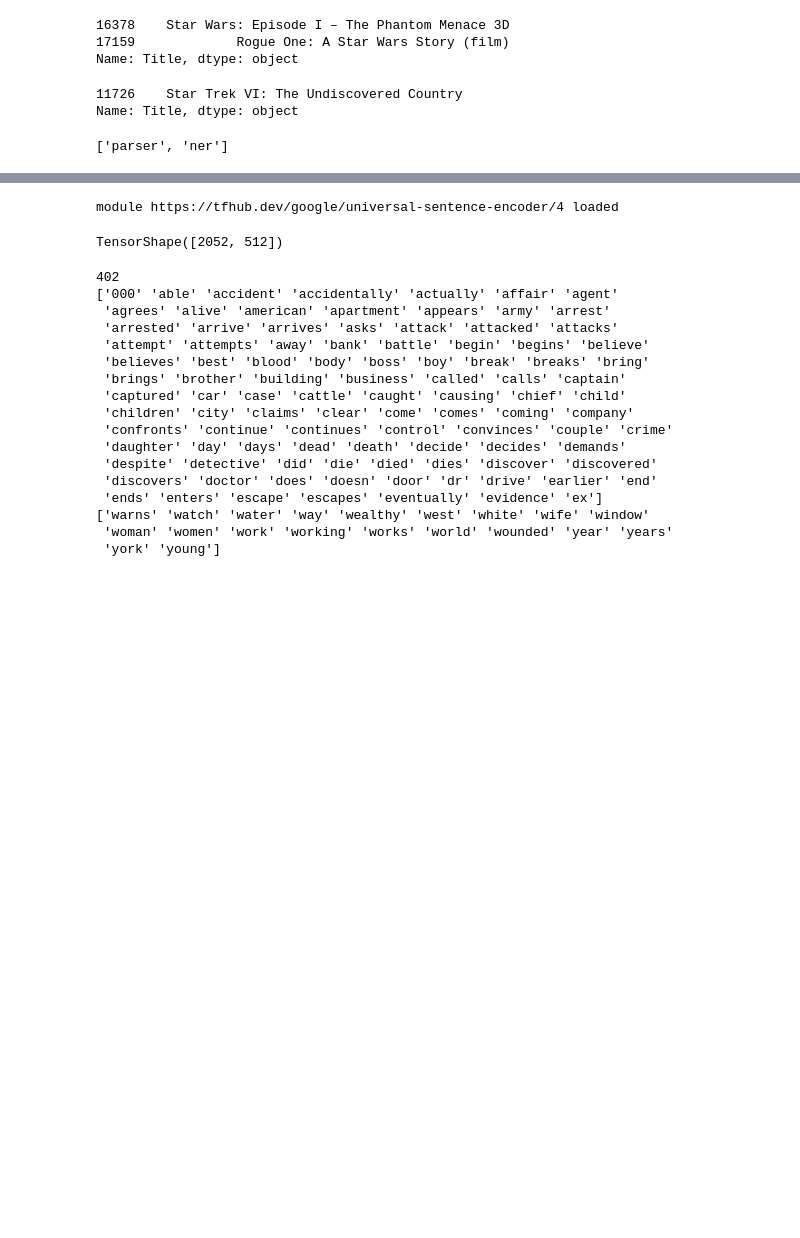
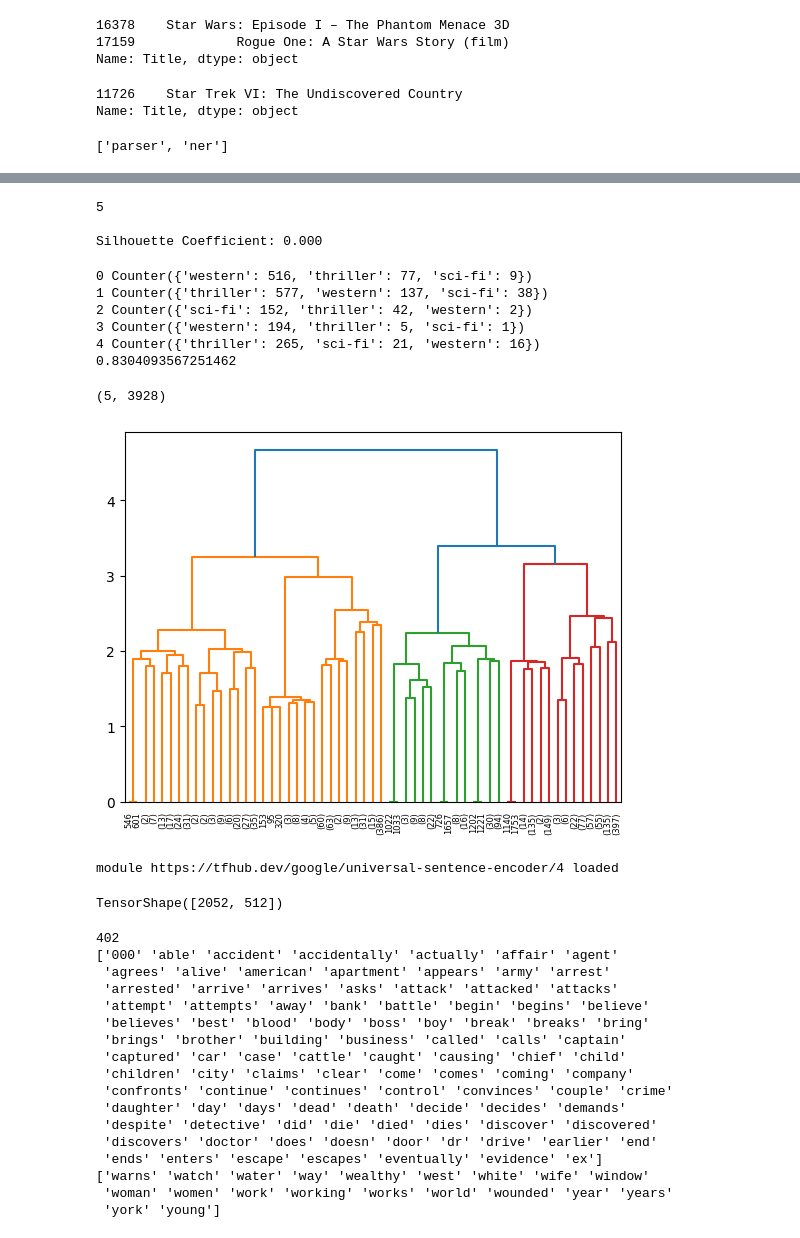
Before and after one commit to HofstraDoboli/TextMining, a Jupyter notebook: movie_clustering_agglomerative.ipynb, the cells around one changed output, grey strips where cells are left out. Saved outputs shown, nothing was run; the diff lists cells and outputs as text; code cells hidden in the pictures; blank space fills up the shorter version.

```diff
--- a/movie_clustering_agglomerative.ipynb
+++ b/movie_clustering_agglomerative.ipynb
@@ -122,0 +150,55 @@ most common [['woman' 'house' 'escape' 'later' 'help' 'father' 'come' 'murder'
+# %%
+k_clusters = 5 #None # 10
+from matplotlib import pyplot as plt
+# “euclidean”, “l1”, “l2”, “manhattan”, “cosine”,
+# linkage{‘ward’, ‘complete’, ‘average’, ‘single’}, default=’ward’
+# 'ward' works only with 'euclidean'
+# distance_threshold = 0 computes the full tree
+agglom = AgglomerativeClustering(n_clusters = 5, affinity='euclidean', linkage ='ward',
+                                distance_threshold = None, compute_distances = True)
+tf_idf_array = tf_idf.toarray()
+agglom_tf_idf = agglom.fit(tf_idf_array)
+print(agglom_tf_idf.n_clusters_)
+print("\nSilhouette Coefficient: %0.3f" %metrics.silhouette_score(tf_idf, agglom_tf_idf.labels_, metric = "cosine"))
+# %% [output]
+5
+
+Silhouette Coefficient: 0.000
+# %%
+from collections import Counter
+model = agglom # agglom_use # agglom_lsi # agglom_tfidf
+# compute purity
+# in each cluster - find # of dramas/ # commedies
+# choose the max in each cluster = purity per cluster
+# sum purity in each cluster/# number of movies
+import numpy as np
+genre = pd.Categorical(select_movies.Genre)
+#print(genre.shape, index_cluster1.shape, index_cluster2.shape)
+k_clusters = model.n_clusters_
+purity = np.zeros((k_clusters,1))
+for c in range(k_clusters):
+    # extract labeks of each genre and count them
+    index_cluster = model.labels_ == c;
+    count_genre = Counter(genre[index_cluster])
+    print(c, count_genre)
+    purity[c] = max(count_genre.values())
+
+total_purity = np.sum(purity)/len(genre)
+print(total_purity)
+# %% [output]
+0 Counter({'western': 516, 'thriller': 77, 'sci-fi': 9})
+1 Counter({'thriller': 577, 'western': 137, 'sci-fi': 38})
+2 Counter({'sci-fi': 152, 'thriller': 42, 'western': 2})
+3 Counter({'western': 194, 'thriller': 5, 'sci-fi': 1})
+4 Counter({'thriller': 265, 'sci-fi': 21, 'western': 16})
+0.8304093567251462
+# %%
+# compute the centroids of the agglomerative clusters
+centroids_agglom = np.zeros((k_clusters, tf_idf_array.shape[1]))
+for c in range(k_clusters):
+  ind_mov = np.where(agglom.labels_ == c)[0]
+  centroids_agglom[c,:] = np.mean(tf_idf_array[ind_mov])
+
+print(centroids_agglom.shape)
+# %% [output]
+(5, 3928)
@@ -123,3 +227,8 @@ most common [['woman' 'house' 'escape' 'later' 'help' 'father' 'come' 'murder'
+# %%
+model = agglom # agglom_lda # agglom_lsi # agglom_model
+plot_dendrogram(model, truncate_mode="level", p=5)
+# %% [output]
+[figure, added]
 # %%
 # use sentence embeddings - USE
 import tensorflow as tf
```
Also changed, not shown: parts of 12 cells of this notebook.
